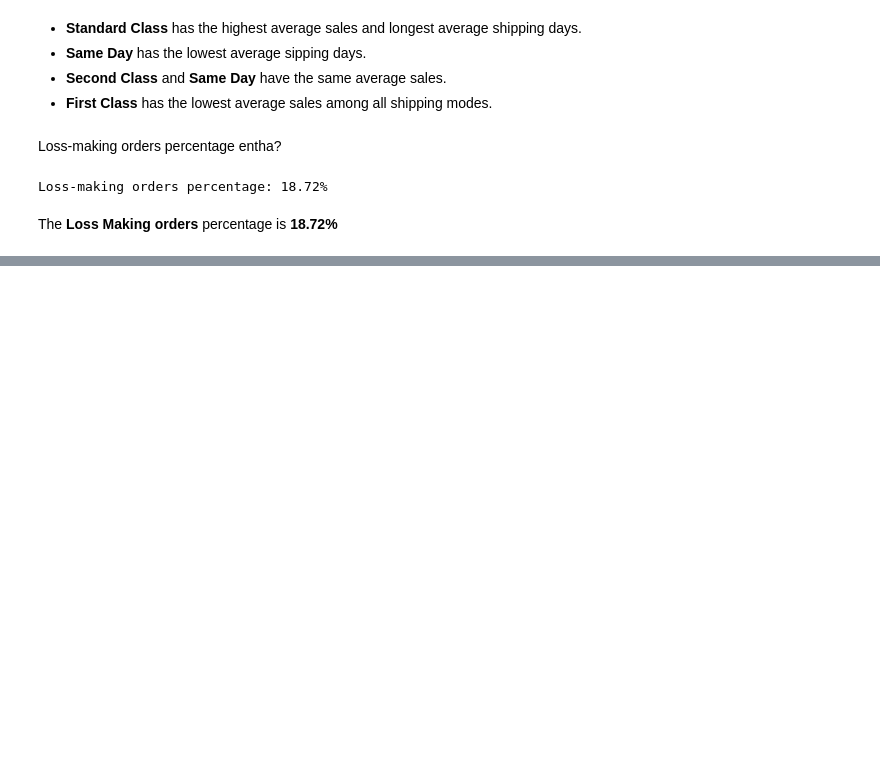
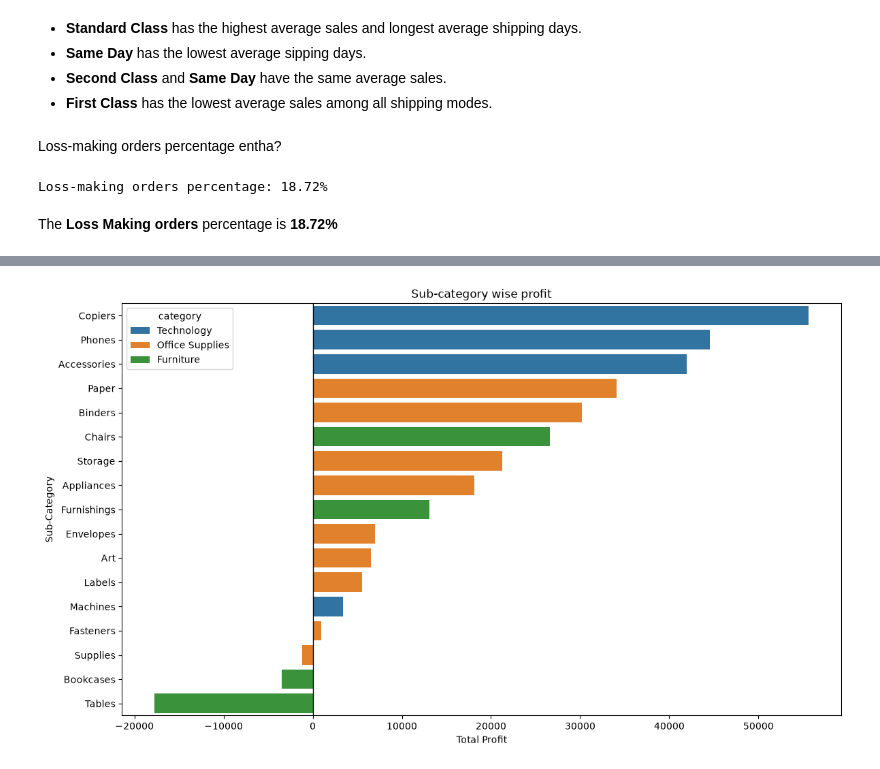
Before and after one commit to chpavansai01/superstore-sales-analysis, a Jupyter notebook: analysis.ipynb, the cells around one changed output, grey strips where cells are left out. Saved outputs shown, nothing was run; the diff lists cells and outputs as text; code cells hidden in the pictures; blank space fills up the shorter version.

```diff
--- a/analysis.ipynb
+++ b/analysis.ipynb
@@ -659,0 +705,14 @@ Loss-making orders percentage: 18.72%
+# %%
+import seaborn as sns
+import matplotlib.pyplot as plt
+sub_profit = df.groupby(['category', 'sub_category'])['profit'].sum().sort_values(ascending = False).reset_index()
+plt.figure(figsize=(12,7))
+sns.barplot(x='profit',y='sub_category',data=sub_profit,hue='category')
+plt.axvline(0, color='black', linewidth=1)
+plt.xlabel('Total Profit')
+plt.ylabel('Sub-Category')
+plt.title('Sub-category wise profit')
+plt.tight_layout()
+plt.show()
+# %% [output]
+[figure, added]
```
Also changed, not shown: parts of 23 cells of this notebook.
